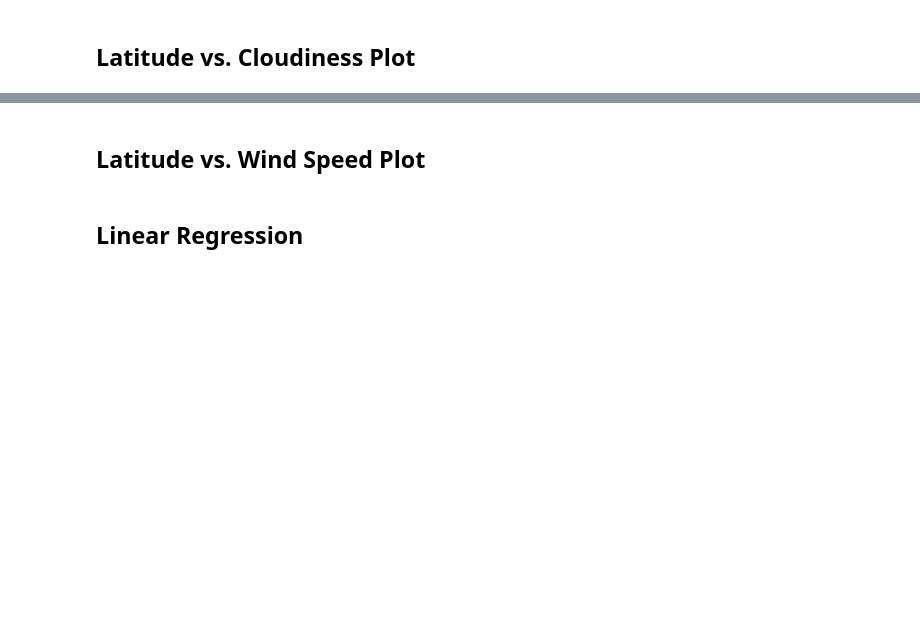
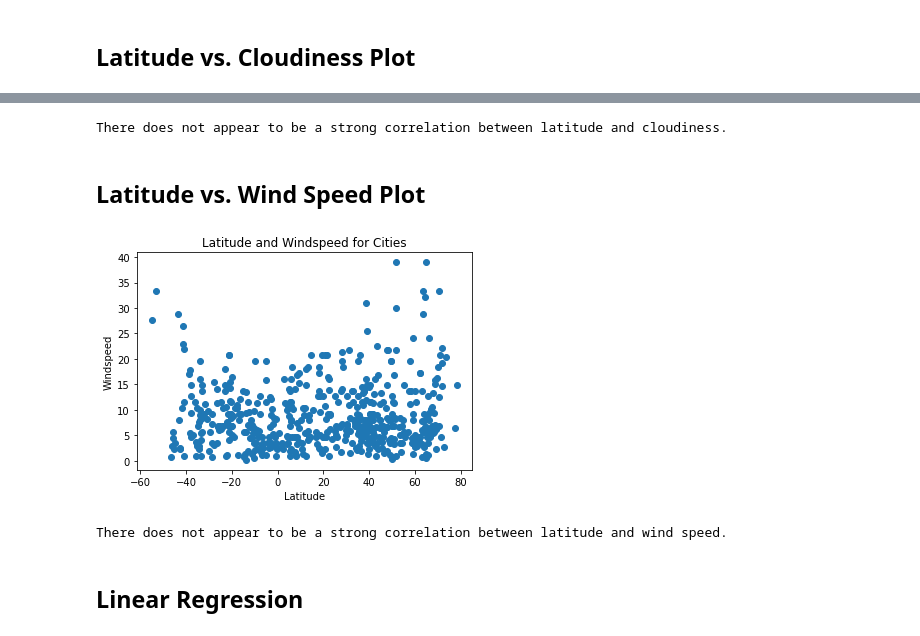
Before and after one commit to Jenkir/Visualizing-Global-Weather-Using-Python-and-APIs, a Jupyter notebook: WeatherPy.ipynb, the cells around one changed output, grey strips where cells are left out. Saved outputs shown, nothing was run; the diff lists cells and outputs as text; code cells hidden in the pictures; blank space fills up the shorter version.

```diff
--- a/WeatherPy.ipynb
+++ b/WeatherPy.ipynb
@@ -211,5 +221,23 @@ plt.show()
+# %%
+print(f"There does not appear to be a strong correlation between latitude and cloudiness.")
+# %% [output]
+There does not appear to be a strong correlation between latitude and cloudiness.
 # %% [markdown]
 ## Latitude vs. Wind Speed Plot
+# %%
+#create scatter plot for latitude vs. wind speed
+plt.scatter(city_weather["Lat"], city_weather['Windspeed'], marker='o')
+plt.title(f'Latitude and Windspeed for Cities')
+plt.xlabel("Latitude")
+plt.ylabel("Windspeed")
+plt.savefig("Latitude and Windspeed.png")
+plt.show()
+# %% [output]
+[figure, added]
+# %%
+print(f"There does not appear to be a strong correlation between latitude and wind speed.")
+# %% [output]
+There does not appear to be a strong correlation between latitude and wind speed.
 # %% [markdown]
 ## Linear Regression
 # %% [markdown]
```
Also changed, not shown: parts of 17 cells of this notebook, 13 other files.
